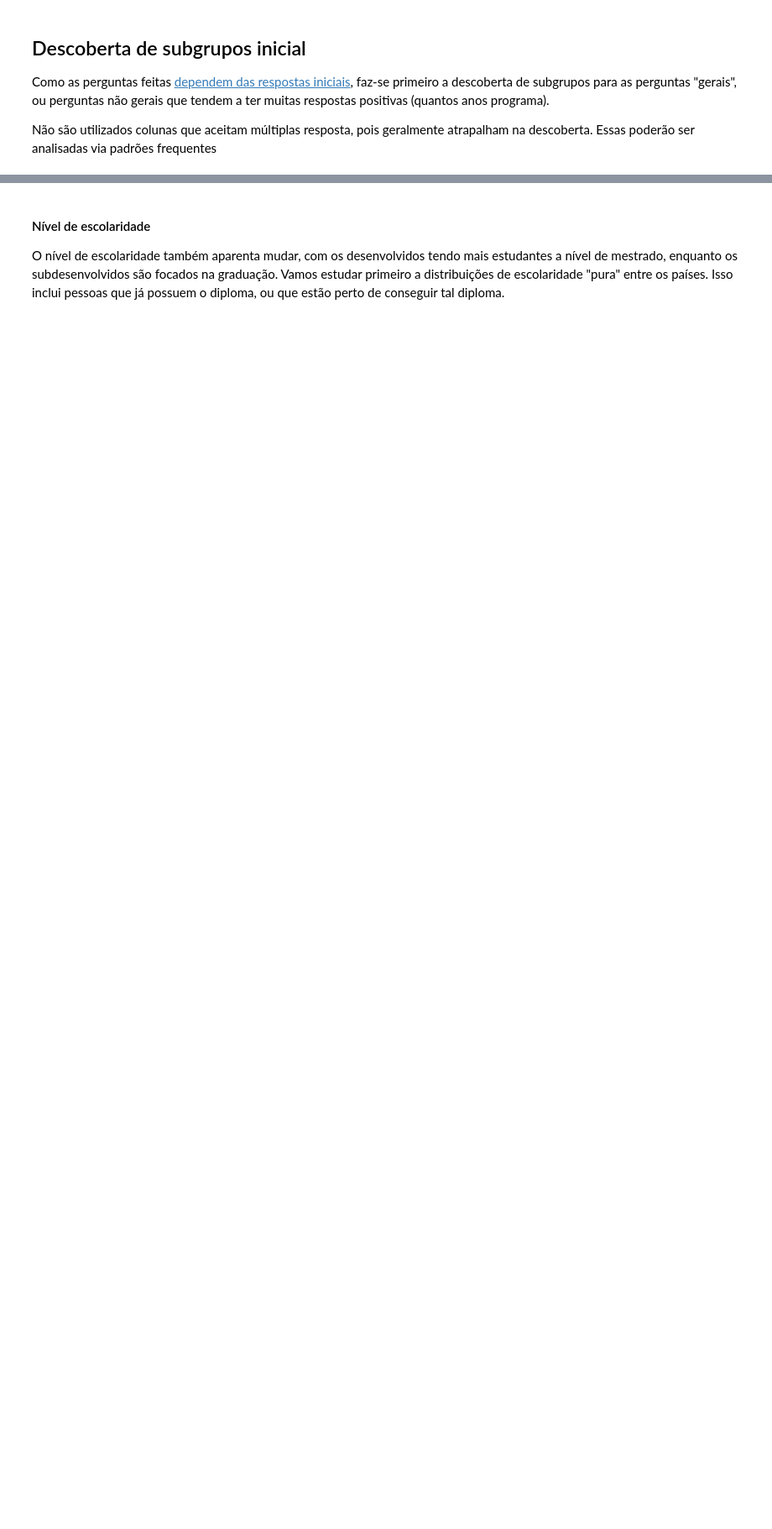
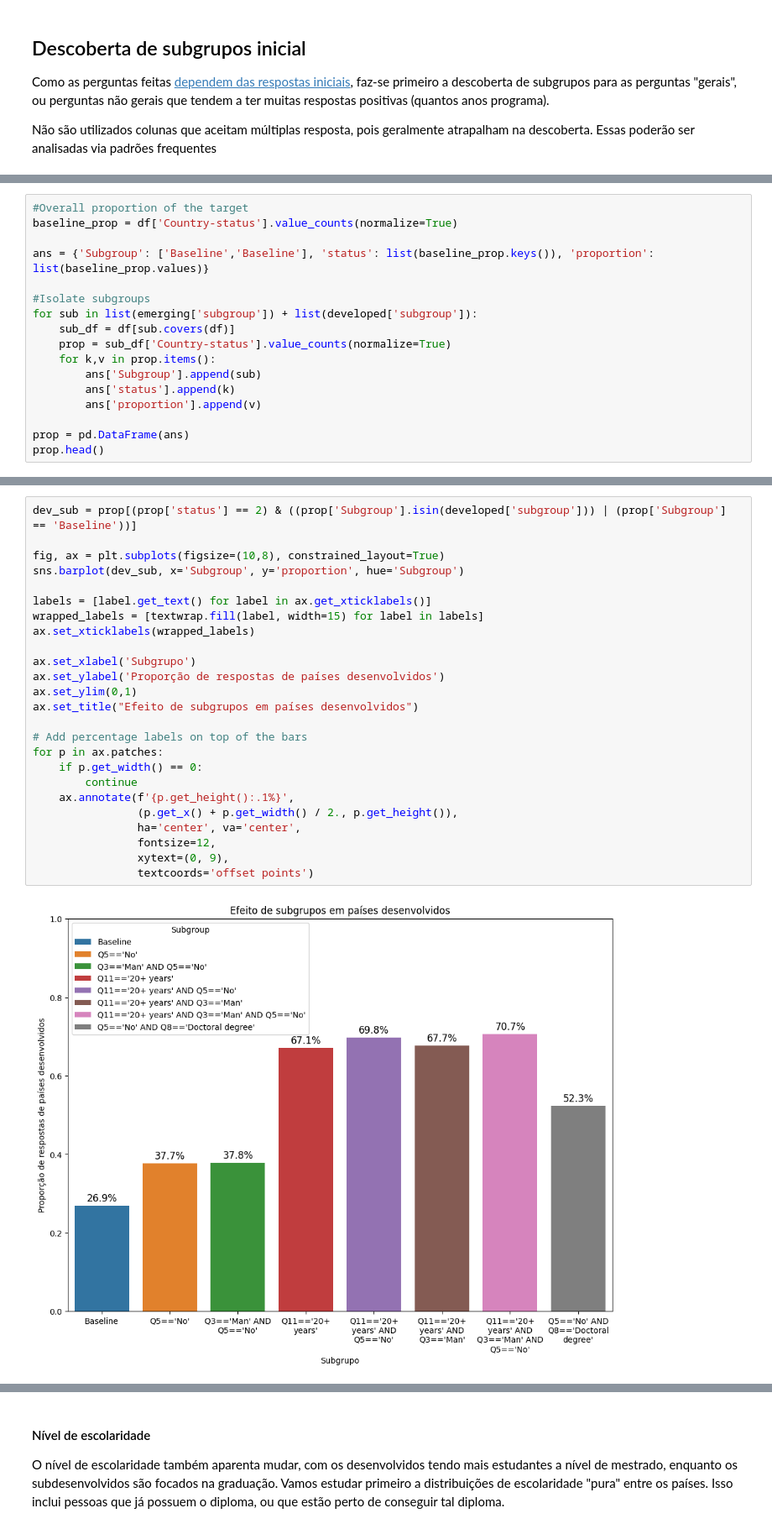
Before and after one commit to vlcfaria/kaggle-datamine, a Jupyter notebook: analysis.ipynb, the cells around one changed output, grey strips where cells are left out. Shown: that part at 84% size. Cells and saved outputs as stored; diff of their text form; blank space fills up the shorter version.

```diff
--- a/analysis.ipynb
+++ b/analysis.ipynb
@@ -185,0 +147,17 @@ O primeiro subgrupo indicado pelo algoritmo é a diferença na presença de estu
+# %%
+#Overall proportion of the target
+baseline_prop = df['Country-status'].value_counts(normalize=True)
+
+ans = {'Subgroup': ['Baseline','Baseline'], 'status': list(baseline_prop.keys()), 'proportion': list(baseline_prop.values)}
+
+#Isolate subgroups
+for sub in list(emerging['subgroup']) + list(developed['subgroup']):
+    sub_df = df[sub.covers(df)]
+    prop = sub_df['Country-status'].value_counts(normalize=True)
+    for k,v in prop.items():
+        ans['Subgroup'].append(sub)
+        ans['status'].append(k)
+        ans['proportion'].append(v)
+
+prop = pd.DataFrame(ans)
+prop.head()
@@ -185,0 +171,27 @@ O primeiro subgrupo indicado pelo algoritmo é a diferença na presença de estu
+# %%
+dev_sub = prop[(prop['status'] == 2) & ((prop['Subgroup'].isin(developed['subgroup'])) | (prop['Subgroup'] == 'Baseline'))]
+
+fig, ax = plt.subplots(figsize=(10,8), constrained_layout=True)
+sns.barplot(dev_sub, x='Subgroup', y='proportion', hue='Subgroup')
+
+labels = [label.get_text() for label in ax.get_xticklabels()]
+wrapped_labels = [textwrap.fill(label, width=15) for label in labels]
+ax.set_xticklabels(wrapped_labels)
+
+ax.set_xlabel('Subgrupo')
+ax.set_ylabel('Proporção de respostas de países desenvolvidos')
+ax.set_ylim(0,1)
+ax.set_title("Efeito de subgrupos em países desenvolvidos")
+
+# Add percentage labels on top of the bars
+for p in ax.patches:
+    if p.get_width() == 0:
+        continue
+    ax.annotate(f'{p.get_height():.1%}',
+                (p.get_x() + p.get_width() / 2., p.get_height()),
+                ha='center', va='center',
+                fontsize=12,
+                xytext=(0, 9),
+                textcoords='offset points')
+# %% [output]
+[figure, added]
```
Also changed, not shown: parts of 13 cells of this notebook.
